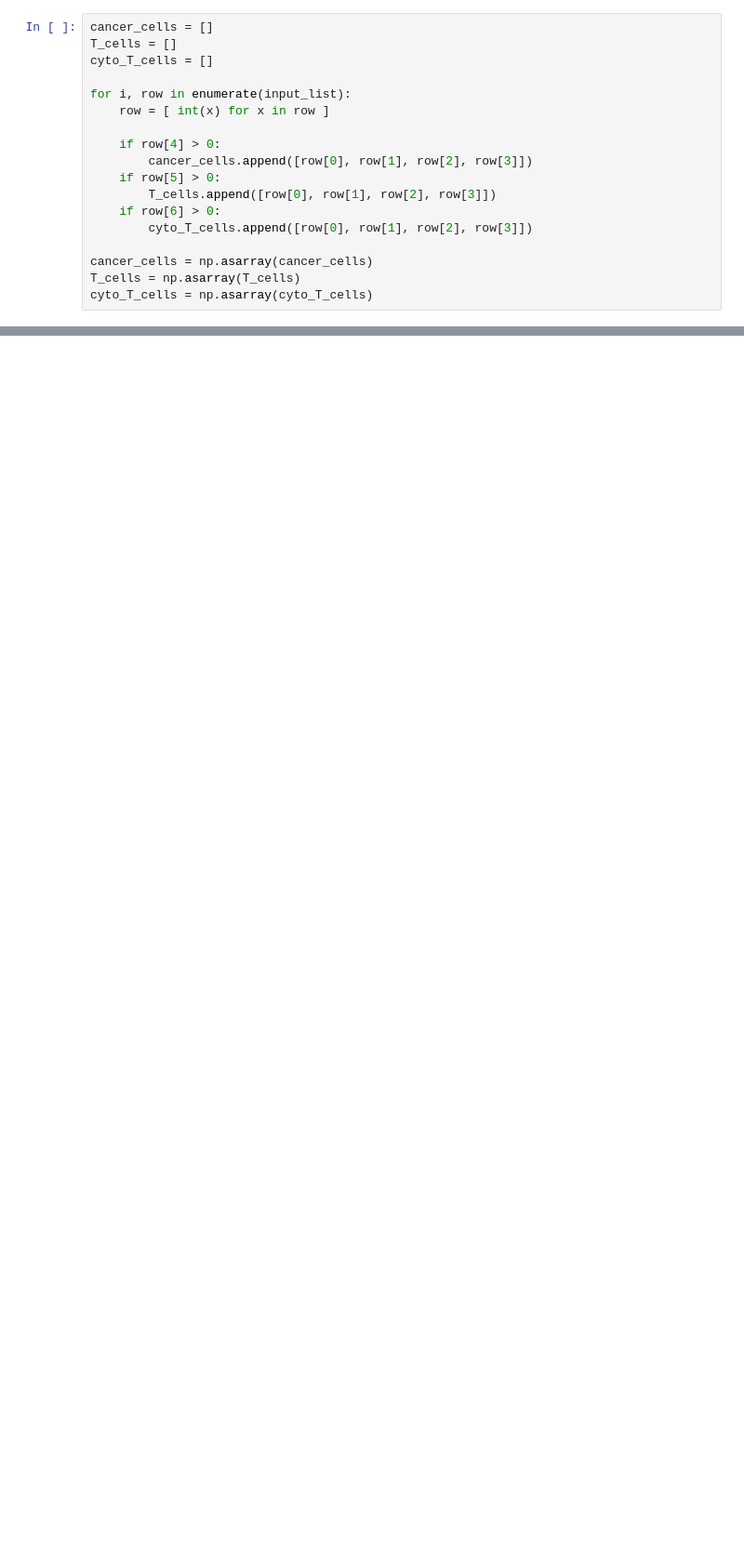
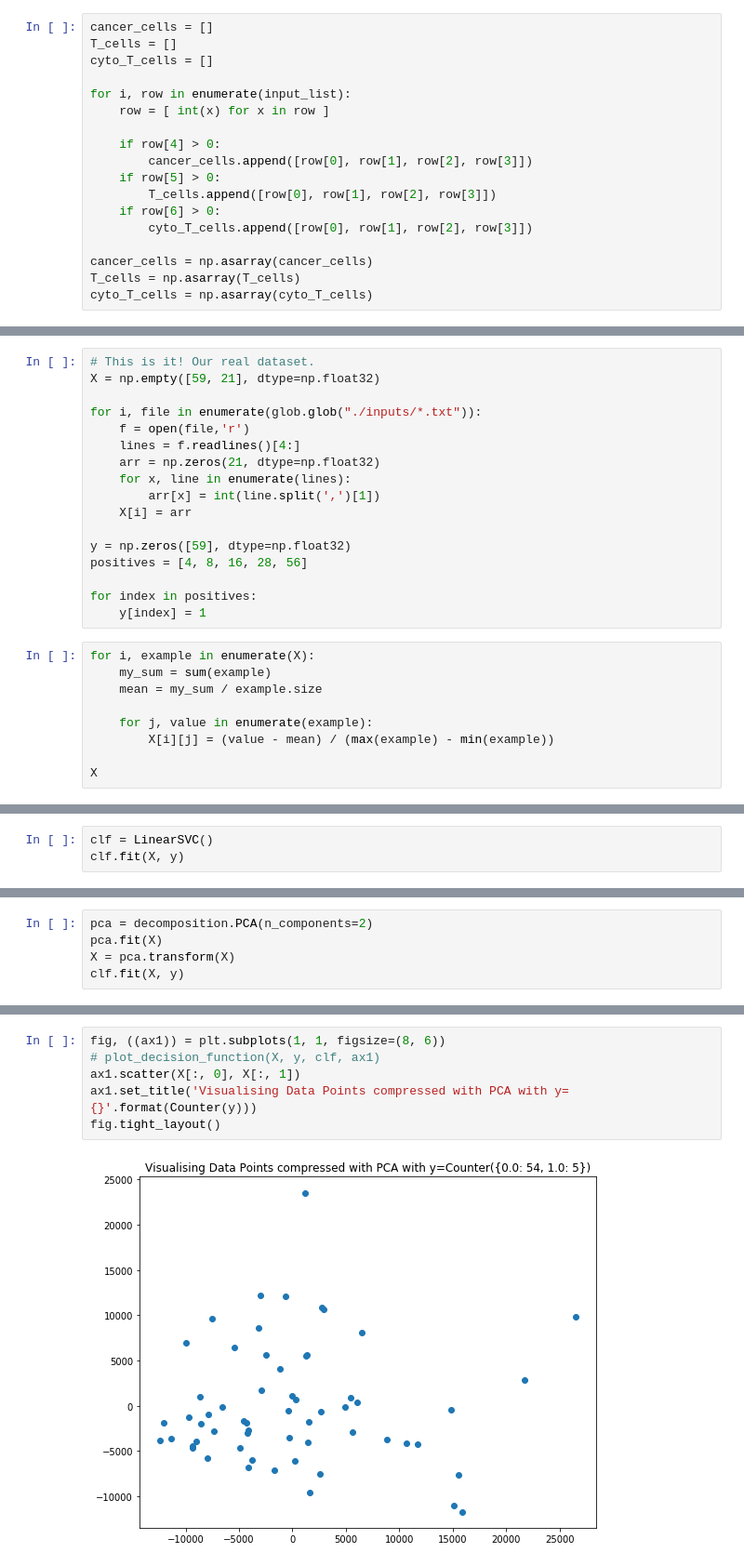
Before and after one commit to danielsoutar/CS4098, a Jupyter notebook: Notebook.ipynb, the cells around one changed output, grey strips where cells are left out. Shown at 93% size. Drawn from its saved outputs; the diff is of its cells as text; blank space fills up the shorter version.

```diff
--- a/Notebook.ipynb
+++ b/Notebook.ipynb
@@ -439,0 +392,26 @@ for cell1, cell2, tile1, tile2 in zip(expected_cells, actual_cells, expected_til
+# %%
+# This is it! Our real dataset.
+X = np.empty([59, 21], dtype=np.float32)
+
+for i, file in enumerate(glob.glob("./inputs/*.txt")):
+    f = open(file,'r')
+    lines = f.readlines()[4:]
+    arr = np.zeros(21, dtype=np.float32)
+    for x, line in enumerate(lines):
+        arr[x] = int(line.split(',')[1])
+    X[i] = arr
+
+y = np.zeros([59], dtype=np.float32)
+positives = [4, 8, 16, 28, 56]
+
+for index in positives:
+    y[index] = 1
+# %%
+for i, example in enumerate(X):
+    my_sum = sum(example)
+    mean = my_sum / example.size
+
+    for j, value in enumerate(example):
+        X[i][j] = (value - mean) / (max(example) - min(example))
+
+X
@@ -439,0 +432,3 @@ for cell1, cell2, tile1, tile2 in zip(expected_cells, actual_cells, expected_til
+# %%
+clf = LinearSVC()
+clf.fit(X, y)
@@ -439,0 +440,5 @@ for cell1, cell2, tile1, tile2 in zip(expected_cells, actual_cells, expected_til
+# %%
+pca = decomposition.PCA(n_components=2)
+pca.fit(X)
+X = pca.transform(X)
+clf.fit(X, y)
@@ -439,0 +452,8 @@ for cell1, cell2, tile1, tile2 in zip(expected_cells, actual_cells, expected_til
+# %%
+fig, ((ax1)) = plt.subplots(1, 1, figsize=(8, 6))
+# plot_decision_function(X, y, clf, ax1)
+ax1.scatter(X[:, 0], X[:, 1])
+ax1.set_title('Visualising Data Points compressed with PCA with y={}'.format(Counter(y)))
+fig.tight_layout()
+# %% [output]
+[figure, added]
```
Also changed, not shown: parts of 29 cells of this notebook, 5 other files.
